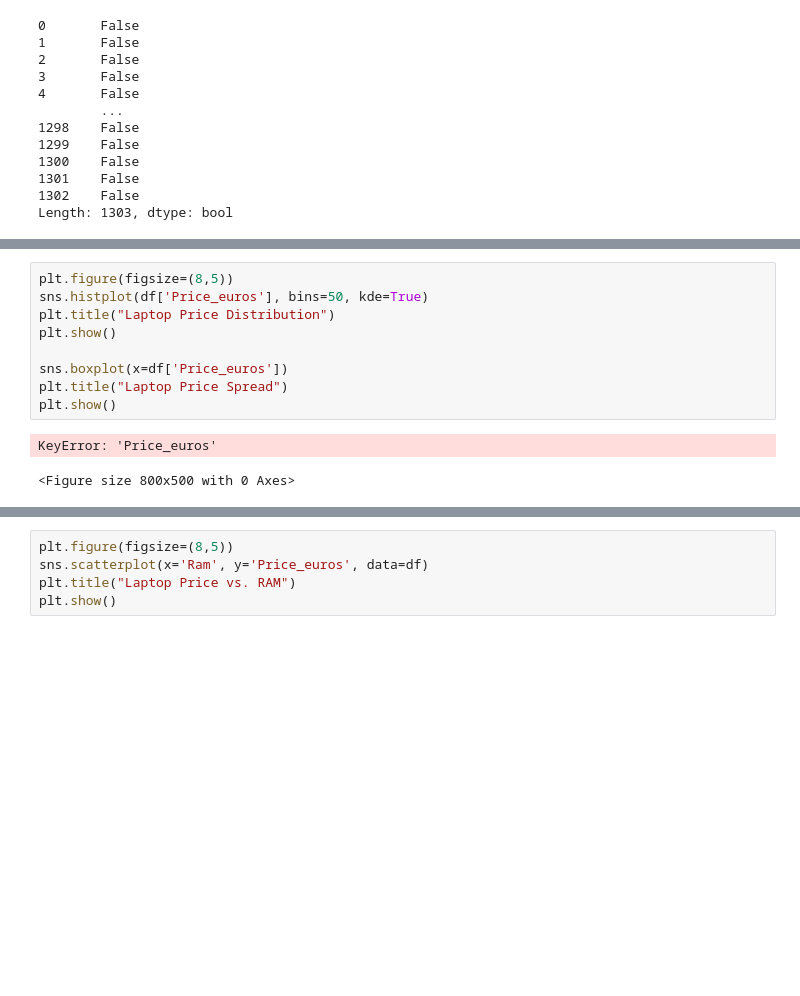
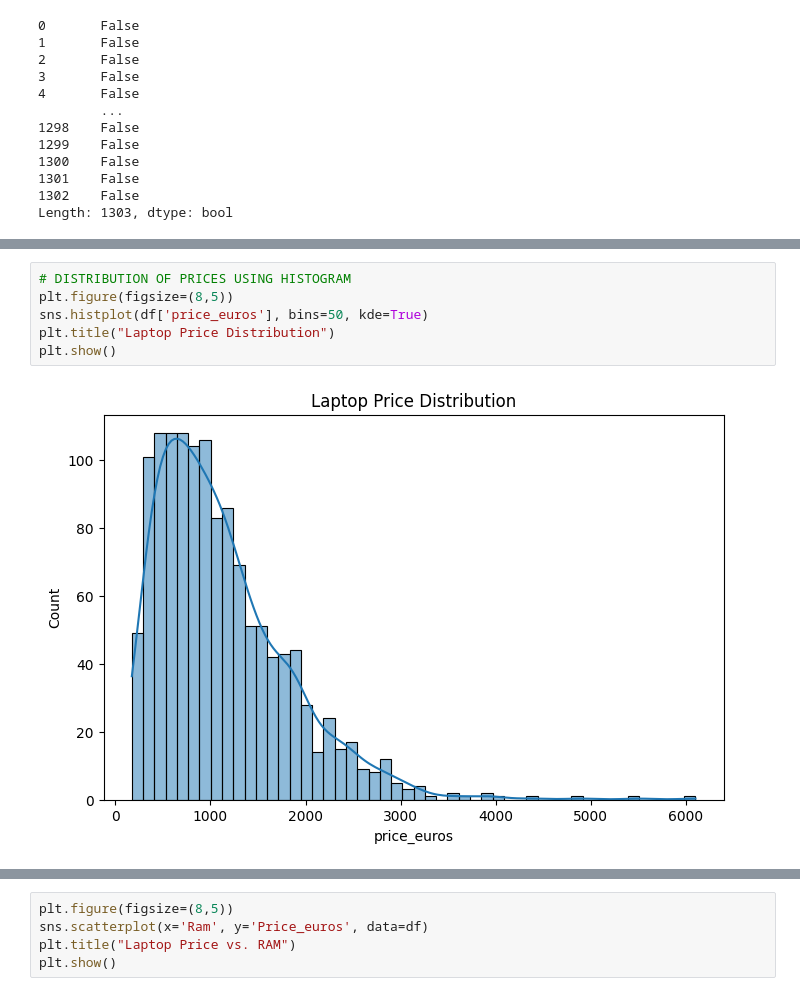
Before and after one commit to scientistEgong/Laptop-Price-Prediction-Model, a Jupyter notebook: Project_Files/Notebook_Files/Exploratory_Data_Analysis/Exploratory_Data_Analysis.ipynb.ipynb, the cells around one changed output, grey strips where cells are left out. Drawn from its saved outputs; the diff is of its cells as text; blank space fills up the shorter version.

```diff
--- a/Project_Files/Notebook_Files/Exploratory_Data_Analysis/Exploratory_Data_Analysis.ipynb.ipynb
+++ b/Project_Files/Notebook_Files/Exploratory_Data_Analysis/Exploratory_Data_Analysis.ipynb.ipynb
@@ -196,13 +176,9 @@ df
 # %%
+# DISTRIBUTION OF PRICES USING HISTOGRAM
 plt.figure(figsize=(8,5))
-sns.histplot(df['Price_euros'], bins=50, kde=True)
+sns.histplot(df['price_euros'], bins=50, kde=True)
 plt.title("Laptop Price Distribution")
 plt.show()
-
-sns.boxplot(x=df['Price_euros'])
-plt.title("Laptop Price Spread")
-plt.show()
 # %% [output]
-KeyError: 'Price_euros'
-<Figure size 800x500 with 0 Axes>
+[figure, added]
 # %%
```
Also changed, not shown: parts of 10 cells of this notebook.
